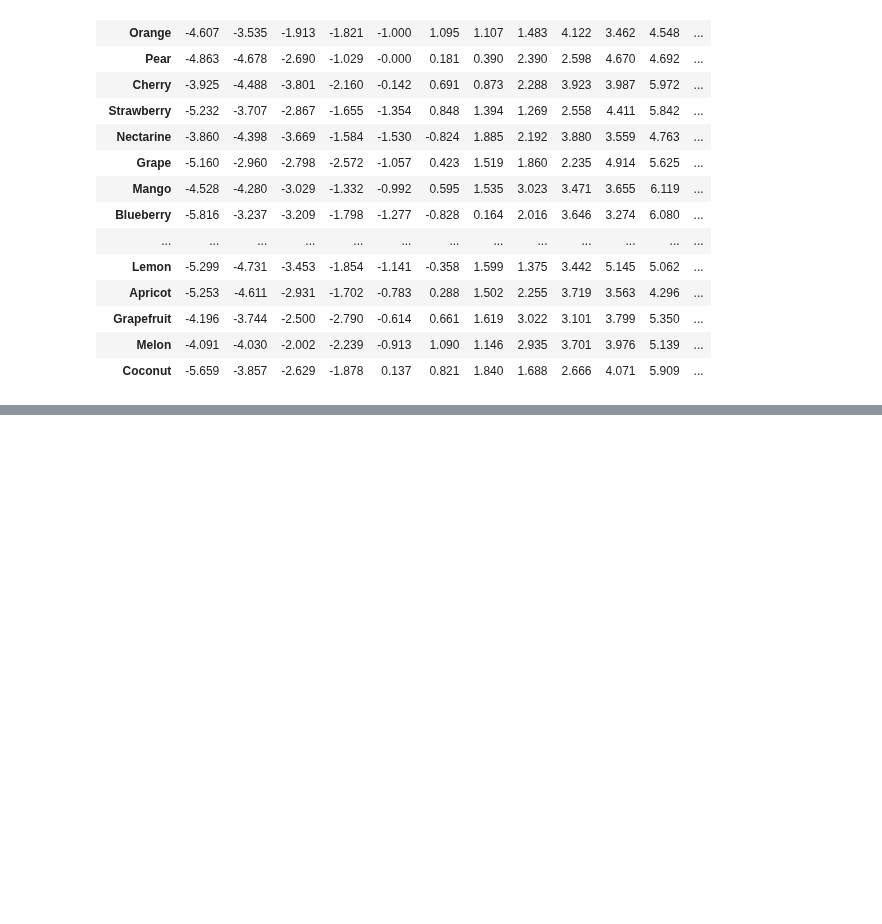
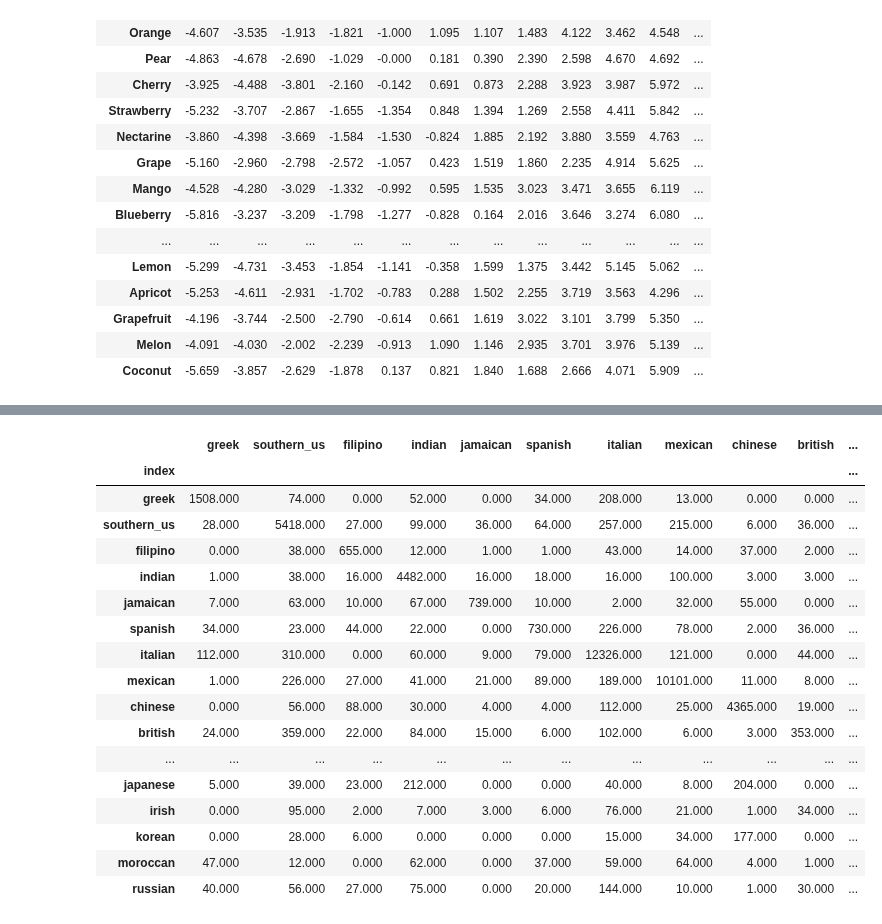
Before and after one commit to harveyhwm/pretty-pandas, a Jupyter notebook: main.ipynb, the cells around one changed output, grey strips where cells are left out. Saved outputs shown, nothing was run; the diff lists cells and outputs as text; code cells hidden in the pictures; blank space fills up the shorter version.

```diff
--- a/main.ipynb
+++ b/main.ipynb
@@ -498,0 +537,30 @@ pretty_pandas(
+# %%
+pretty_pandas(
+    conf_example,
+    index='show',
+    font_size=11,
+    header_size=12,
+    default_fill_color='#F9F9FF',
+    default_text_color='#555',
+    #default_border='1px solid #CCC',
+    configs=make_palette(50,99,palette=['white','yellow','yellow','red'],number='pct')
+)
+# %% [output]
+|  | greek | southern_us | filipino | indian | jamaican | spanish | italian | mexican | chinese | british | ... |
+| index |  |  |  |  |  |  |  |  |  |  | ... |
+| greek | 1508.000 | 74.000 | 0.000 | 52.000 | 0.000 | 34.000 | 208.000 | 13.000 | 0.000 | 0.000 | ... |
+| southern_us | 28.000 | 5418.000 | 27.000 | 99.000 | 36.000 | 64.000 | 257.000 | 215.000 | 6.000 | 36.000 | ... |
+| filipino | 0.000 | 38.000 | 655.000 | 12.000 | 1.000 | 1.000 | 43.000 | 14.000 | 37.000 | 2.000 | ... |
+| indian | 1.000 | 38.000 | 16.000 | 4482.000 | 16.000 | 18.000 | 16.000 | 100.000 | 3.000 | 3.000 | ... |
+| jamaican | 7.000 | 63.000 | 10.000 | 67.000 | 739.000 | 10.000 | 2.000 | 32.000 | 55.000 | 0.000 | ... |
+| spanish | 34.000 | 23.000 | 44.000 | 22.000 | 0.000 | 730.000 | 226.000 | 78.000 | 2.000 | 36.000 | ... |
+| italian | 112.000 | 310.000 | 0.000 | 60.000 | 9.000 | 79.000 | 12326.000 | 121.000 | 0.000 | 44.000 | ... |
+| mexican | 1.000 | 226.000 | 27.000 | 41.000 | 21.000 | 89.000 | 189.000 | 10101.000 | 11.000 | 8.000 | ... |
+| chinese | 0.000 | 56.000 | 88.000 | 30.000 | 4.000 | 4.000 | 112.000 | 25.000 | 4365.000 | 19.000 | ... |
+| british | 24.000 | 359.000 | 22.000 | 84.000 | 15.000 | 6.000 | 102.000 | 6.000 | 3.000 | 353.000 | ... |
+| ... | ... | ... | ... | ... | ... | ... | ... | ... | ... | ... | ... |
+| japanese | 5.000 | 39.000 | 23.000 | 212.000 | 0.000 | 0.000 | 40.000 | 8.000 | 204.000 | 0.000 | ... |
+| irish | 0.000 | 95.000 | 2.000 | 7.000 | 3.000 | 6.000 | 76.000 | 21.000 | 1.000 | 34.000 | ... |
+| korean | 0.000 | 28.000 | 6.000 | 0.000 | 0.000 | 0.000 | 15.000 | 34.000 | 177.000 | 0.000 | ... |
+| moroccan | 47.000 | 12.000 | 0.000 | 62.000 | 0.000 | 37.000 | 59.000 | 64.000 | 4.000 | 1.000 | ... |
+| russian | 40.000 | 56.000 | 27.000 | 75.000 | 0.000 | 20.000 | 144.000 | 10.000 | 1.000 | 30.000 | ... |
```
Also changed, not shown: parts of 7 cells of this notebook, 1 other file.
